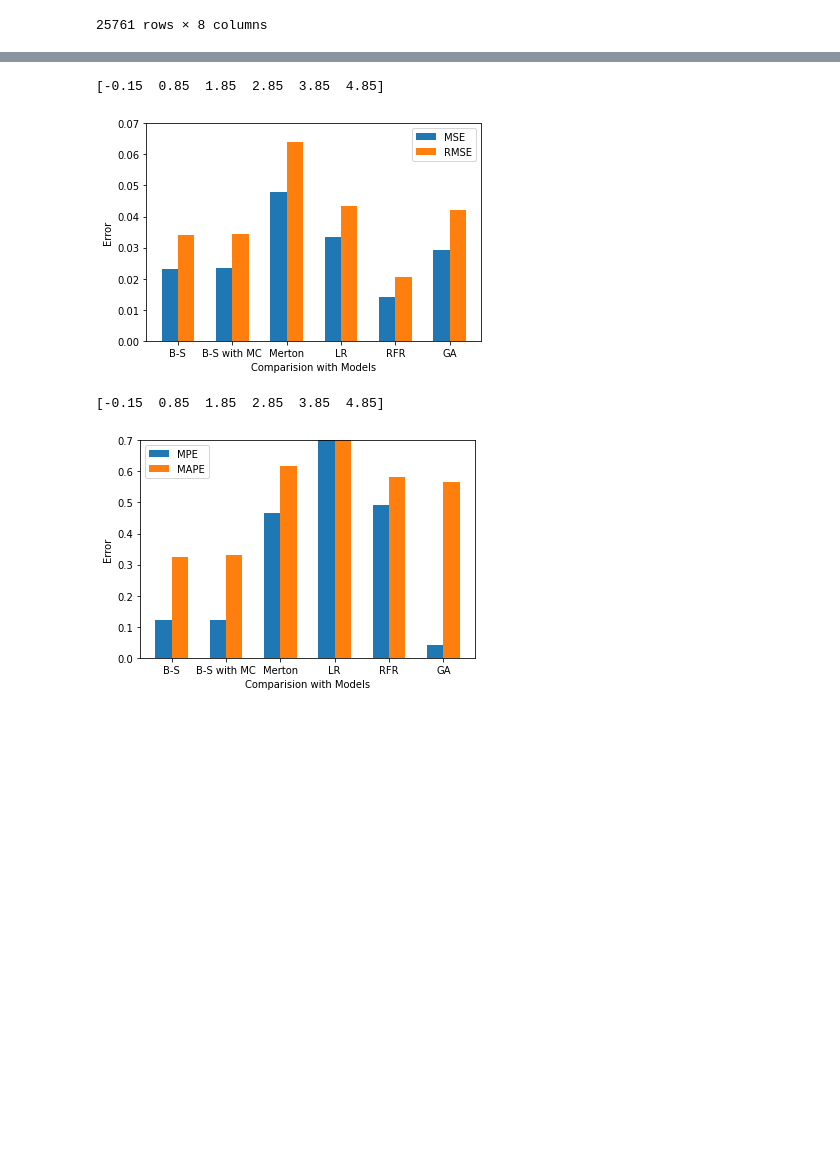
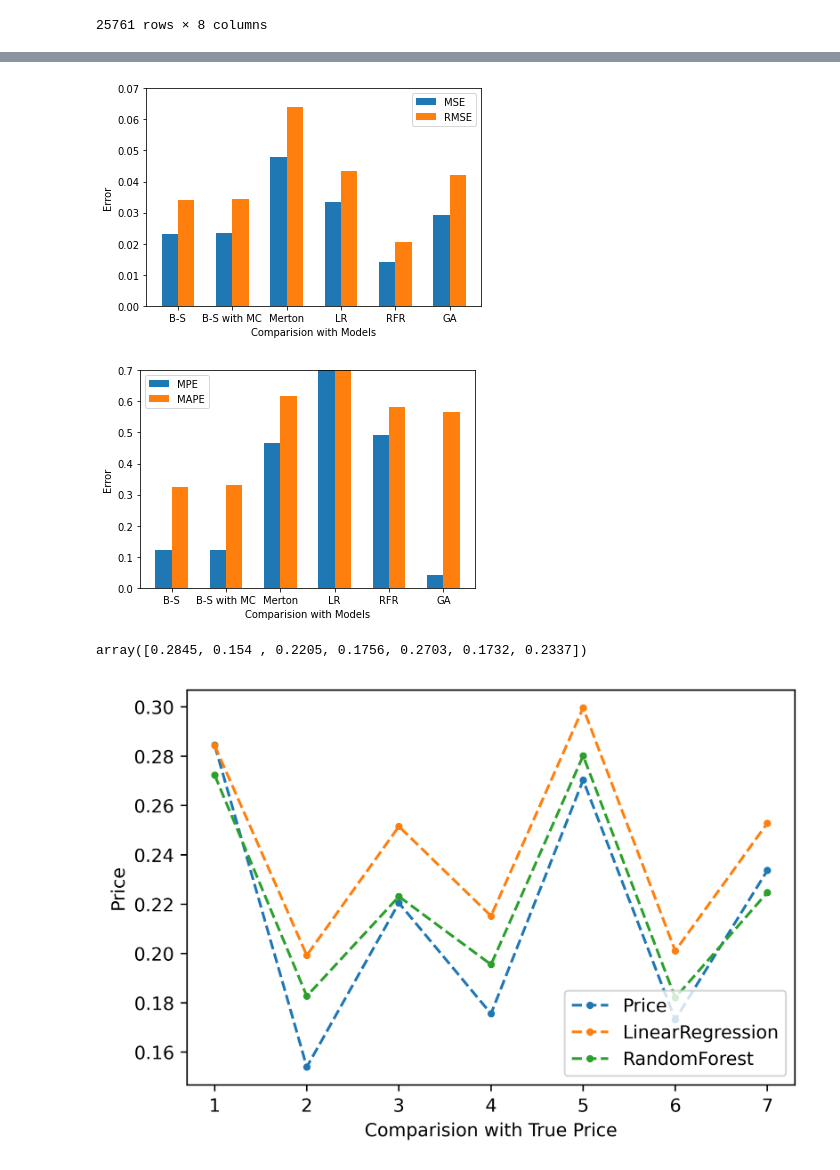
Before and after one commit to yangfy0608/CS277_Option_Price_Prediction, a Jupyter notebook: 传统机器学习模型/Comparison.ipynb, the cells around one changed output, grey strips where cells are left out. Cells and saved outputs as stored; diff of their text form; code cells hidden in the pictures; blank space fills up the shorter version.

```diff
--- a/传统机器学习模型/Comparison.ipynb
+++ b/传统机器学习模型/Comparison.ipynb
@@ -12,7 +12,7 @@ from util import Compare, getError, getdata
 from LinearRegression import KfoldLinearRegression
 from RandomForest import KfoldRandomForest
 # %%
-df1 = getdata("UseData.csv")
+df1 = getdata("./data/UseData.csv")
 df1
 # %% [output]
 |  | Day | S | T | K | Value | tau | rate |
@@ -109,6 +91,7 @@ MAPE =  9.876618850205256
 25761 rows × 8 columns
 # %%
 error2 = [0, 0, 0, 0]
+temp=[]
 for train_index, test_index in KFold(n_splits=5,shuffle = True,random_state = 17).split(X, Y):
     X_train, X_test = X.iloc[train_index], X.iloc[test_index]
     Y_train, Y_test = Y.iloc[train_index], Y.iloc[test_index]
@@ -123,7 +106,7 @@ for train_index, test_index in KFold(n_splits=5,shuffle = True,random_state = 17
     predictions = model.predict(X_test)
     error2 += getError(predictions, np.array(Y_test))
     Y_test = pd.DataFrame(Y_test)
-    Y_test.insert(1,"LRPrediction",predictions)
+    Y_test.insert(1,"RFPrediction",predictions)
     temp.append(Y_test)
 error2 /=5
 print("#############Error of Random Forest################")
@@ -145,3 +140,6 @@ TypeError: first argument must be an iterable of pandas objects, you passed an o
+# %%
+df3 = df3[["Day","S","K","T","tau","rate","Value","LRPrediction","RFPrediction"]]
+df3.to_csv("./data/Prediction.csv",index=False)
 # %%
 MSE = [0.023101468272044543,
        0.02329552201337791,
@@ -189,7 +187,6 @@ list1 = MSE
 list2 = RMSE
 # 重新设置x轴的坐标
 x = x - (total_width - width) / 2
-print(x)
 plt.rcParams['font.serif'] = ['Times New Roman']
 # 画柱状图
 plt.bar(x, list1, width=width, label="MSE" )
@@ -202,11 +199,10 @@ plt.legend(loc='upper right')
 plt.xlabel("Comparision with Models")
 plt.ylabel("Error",)
 plt.ylim(0,0.07)
-plt.savefig('plot1.png', dpi=500)
+plt.savefig('./data/plot1.png', dpi=500)
 # 显示柱状图
 plt.show()
 # %% [output]
-[-0.15  0.85  1.85  2.85  3.85  4.85]
 [figure]
 # %%
 size = 6
@@ -222,7 +218,6 @@ list1 = MPE
 list2 = MAPE
 # 重新设置x轴的坐标
 x = x - (total_width - width) / 2
-print(x)
 plt.rcParams['font.serif'] = ['Times New Roman']
 # 画柱状图
 plt.bar(x, list1, width=width, label="MPE" )
@@ -233,11 +228,38 @@ plt.xticks(np.arange(6), ('B-S', 'B-S with MC', 'Merton', 'LR', "RFR","GA"))
 # plt.figure(dpi=300,figsize=(24,24))
 plt.legend(loc='upper left')
 plt.xlabel("Comparision with Models")
-plt.ylabel("Error",)
+plt.ylabel("Error")
 plt.ylim(0,0.7)
-plt.savefig('plot2.png', dpi=500)
+plt.savefig('./data/plot2.png', dpi=500)
 # 显示柱状图
 plt.show()
 # %% [output]
-[-0.15  0.85  1.85  2.85  3.85  4.85]
 [figure]
+# %%
+df4 = df3.drop(["S","tau","T","rate"],axis=1)
+
+t1 = np.array(df4[df4["K"] == 2.5][["Value","LRPrediction","RFPrediction"]])
+t1 = t1[15:22]
+t2 = np.array(df4[df4["K"] == 3.0][["Value","LRPrediction","RFPrediction"]])
+t2 = t2[15:22]
+t3 = np.array(df4[df4["K"] == 3.0][["Value","LRPrediction","RFPrediction"]])
+t3 = t3[15:22]
+# %% [output]
+array([0.2845, 0.154 , 0.2205, 0.1756, 0.2703, 0.1732, 0.2337])
+# %%
+
+fig=plt.figure(dpi=500)
+x=list(np.arange(1, 8))
+plt.plot(x, t1.T[0],ls = "--",marker='.',label="Price")
+plt.plot(x, t1.T[1],ls = "--",marker='.',label="LinearRegression")
+plt.plot(x, t1.T[2],ls = "--",marker='.',label="RandomForest")
+plt.xlabel("Comparision with True Price")
+plt.ylabel("Price")
+plt.legend(loc="lower right")
+#show出图形
+plt.show()
+
+#保存图片
+fig.savefig("./data/一周预测图")
+# %% [output]
+[figure, added]
```
Also changed, not shown: parts of 3 cells of this notebook, 13 other files.
